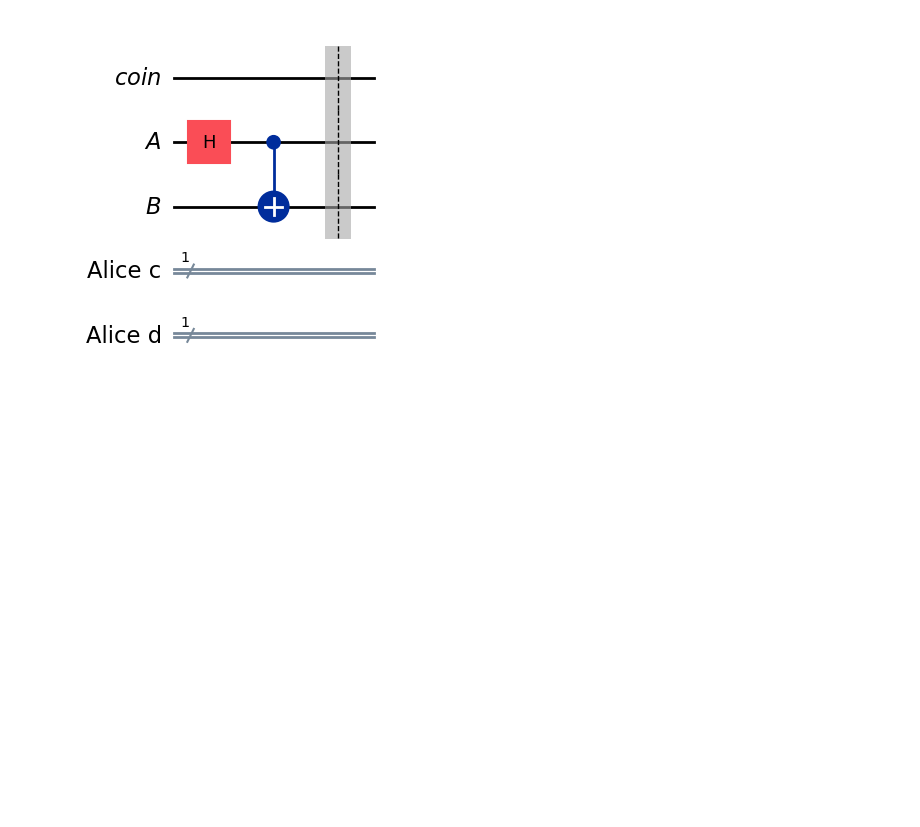
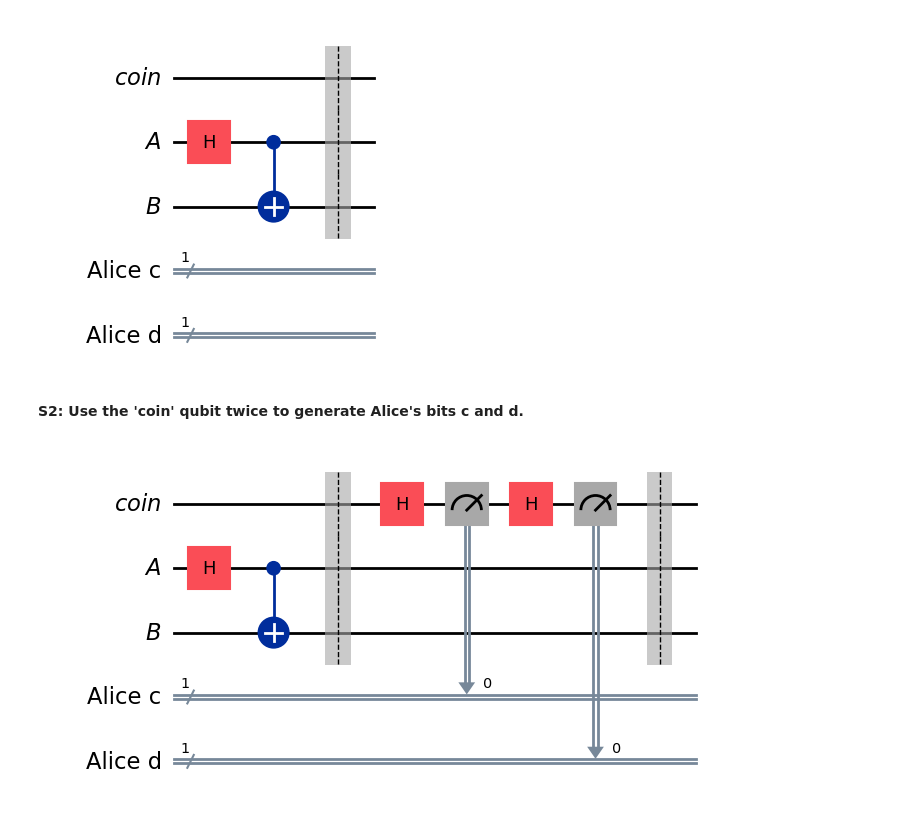
Before and after one commit to JayZeus999/IBM-Quantum-Learning, a Jupyter notebook: QM-Courses/superdense-coding.ipynb, the cells around one changed output. Drawn from its saved outputs; the diff is of its cells as text; code cells hidden in the pictures; blank space fills up the shorter version.

```diff
--- a/QM-Courses/superdense-coding.ipynb
+++ b/QM-Courses/superdense-coding.ipynb
@@ -94,3 +94,16 @@ test.barrier()
 display(test.draw(output="mpl"))
 # %% [output]
 [figure]
+# %% [markdown]
+**S2: Use the 'coin' qubit twice to generate Alice's bits c and d.**
+# %%
+test.h(rbg)
+test.measure(rbg, Alice_c)
+
+test.h(rbg)
+test.measure(rbg, Alice_d)
+
+test.barrier()
+display(test.draw(output="mpl"))
+# %% [output]
+[figure, added]
```
Also changed, not shown: parts of 3 cells of this notebook.
